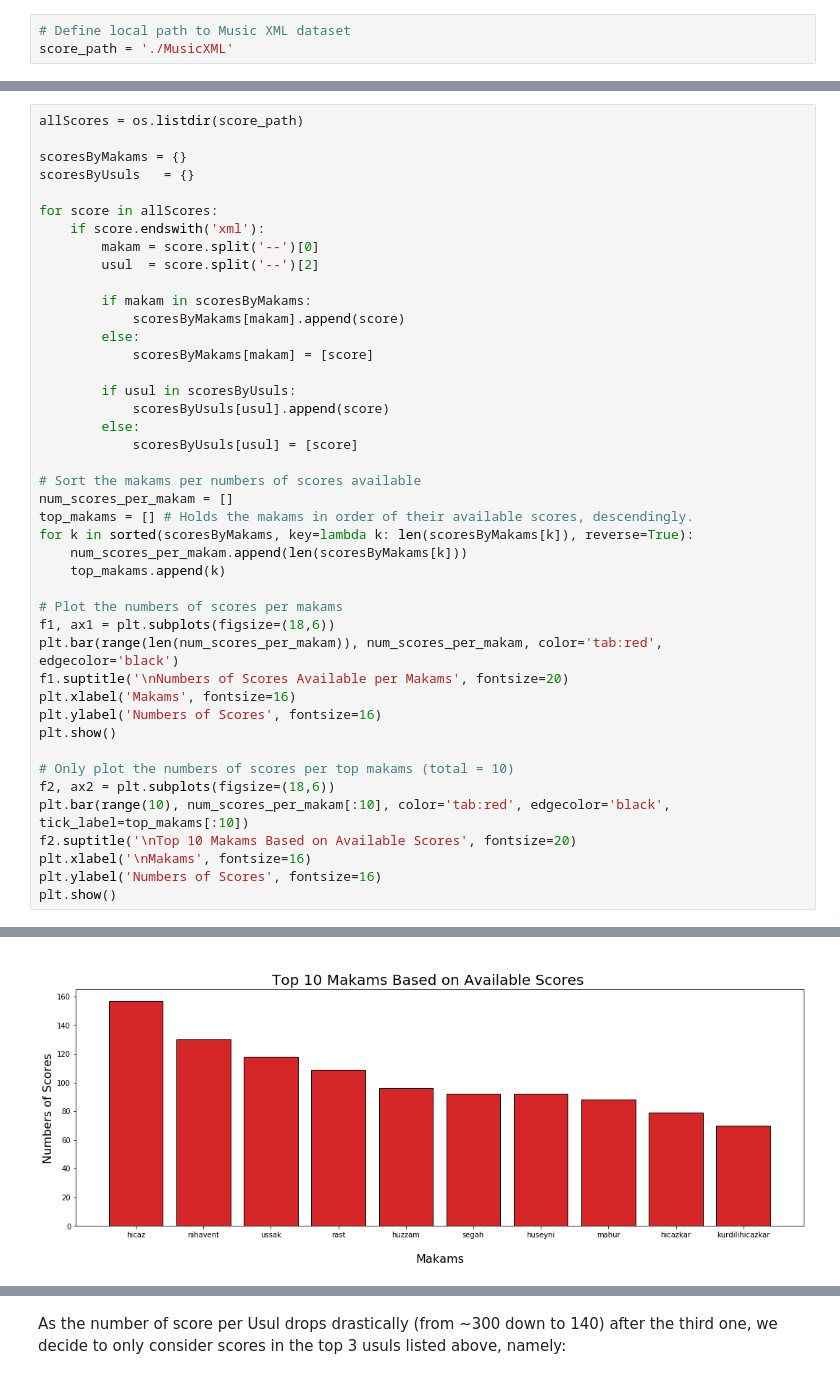
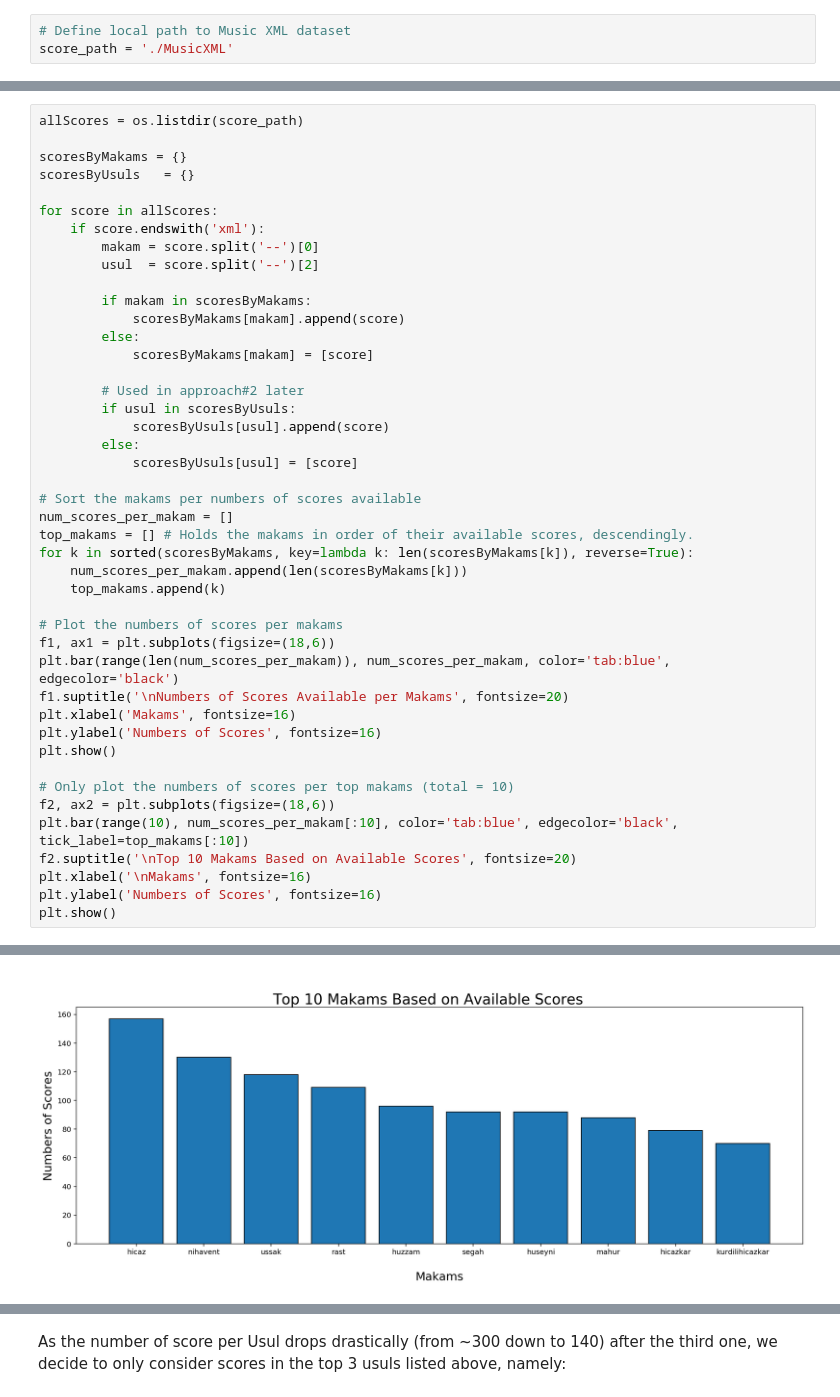
Before and after one commit to darius522/AMPL-makam-project, a Jupyter notebook: experiment_notebook.ipynb, the cells around one changed output, grey strips where cells are left out. Saved outputs shown, nothing was run; the diff lists cells and outputs as text.

Commit message:
updating plot and nb formatting

```diff
--- a/experiment_notebook.ipynb
+++ b/experiment_notebook.ipynb
@@ -34,6 +61,7 @@ for score in allScores:
         else:
             scoresByMakams[makam] = [score]
 
+        # Used in approach#2 later
         if usul in scoresByUsuls:
             scoresByUsuls[usul].append(score)
         else:
@@ -48,7 +76,7 @@ for k in sorted(scoresByMakams, key=lambda k: len(scoresByMakams[k]), reverse=Tr
 
 # Plot the numbers of scores per makams
 f1, ax1 = plt.subplots(figsize=(18,6))
-plt.bar(range(len(num_scores_per_makam)), num_scores_per_makam, color='tab:red', edgecolor='black')
+plt.bar(range(len(num_scores_per_makam)), num_scores_per_makam, color='tab:blue', edgecolor='black')
 f1.suptitle('\nNumbers of Scores Available per Makams', fontsize=20)
 plt.xlabel('Makams', fontsize=16)
 plt.ylabel('Numbers of Scores', fontsize=16)
@@ -56,7 +84,7 @@ plt.show()
 
 # Only plot the numbers of scores per top makams (total = 10)
 f2, ax2 = plt.subplots(figsize=(18,6))
-plt.bar(range(10), num_scores_per_makam[:10], color='tab:red', edgecolor='black', tick_label=top_makams[:10])
+plt.bar(range(10), num_scores_per_makam[:10], color='tab:blue', edgecolor='black', tick_label=top_makams[:10])
 f2.suptitle('\nTop 10 Makams Based on Available Scores', fontsize=20)
 plt.xlabel('\nMakams', fontsize=16)
 plt.ylabel('Numbers of Scores', fontsize=16)
@@ -66 +94 @@ plt.show()
-[figure, old version]
+[figure, new version]
```
Also changed, not shown: parts of 22 cells of this notebook.
